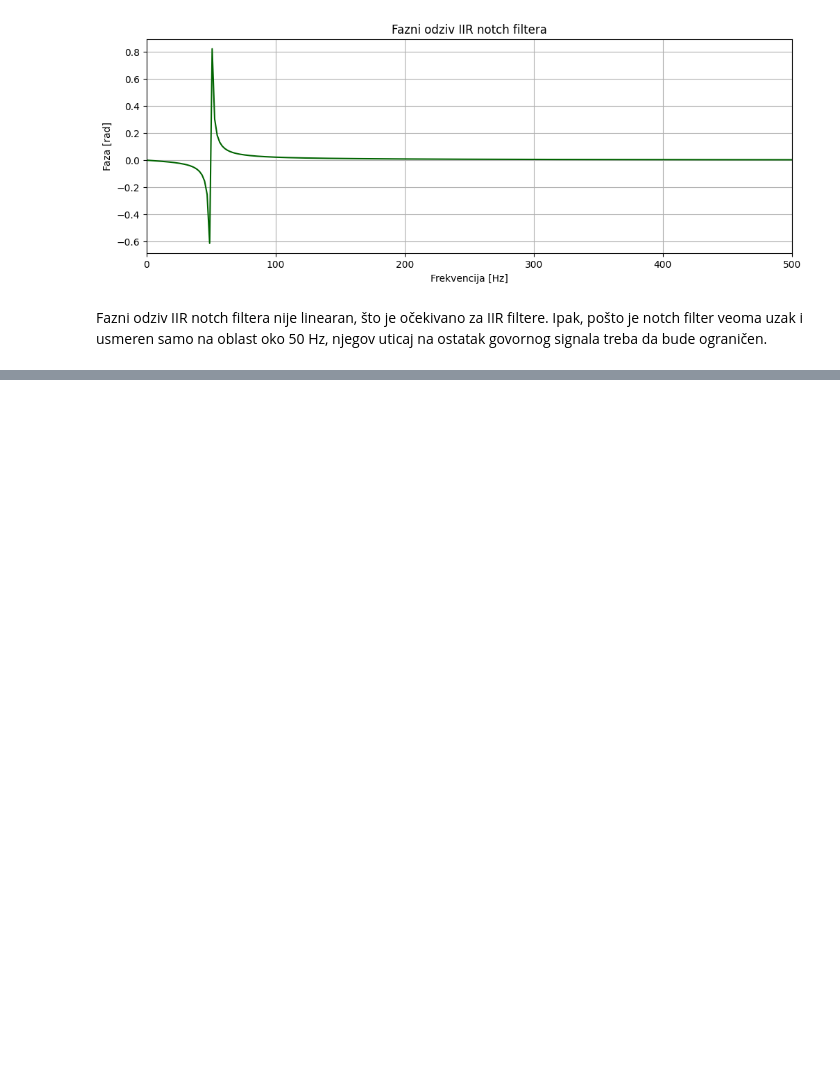
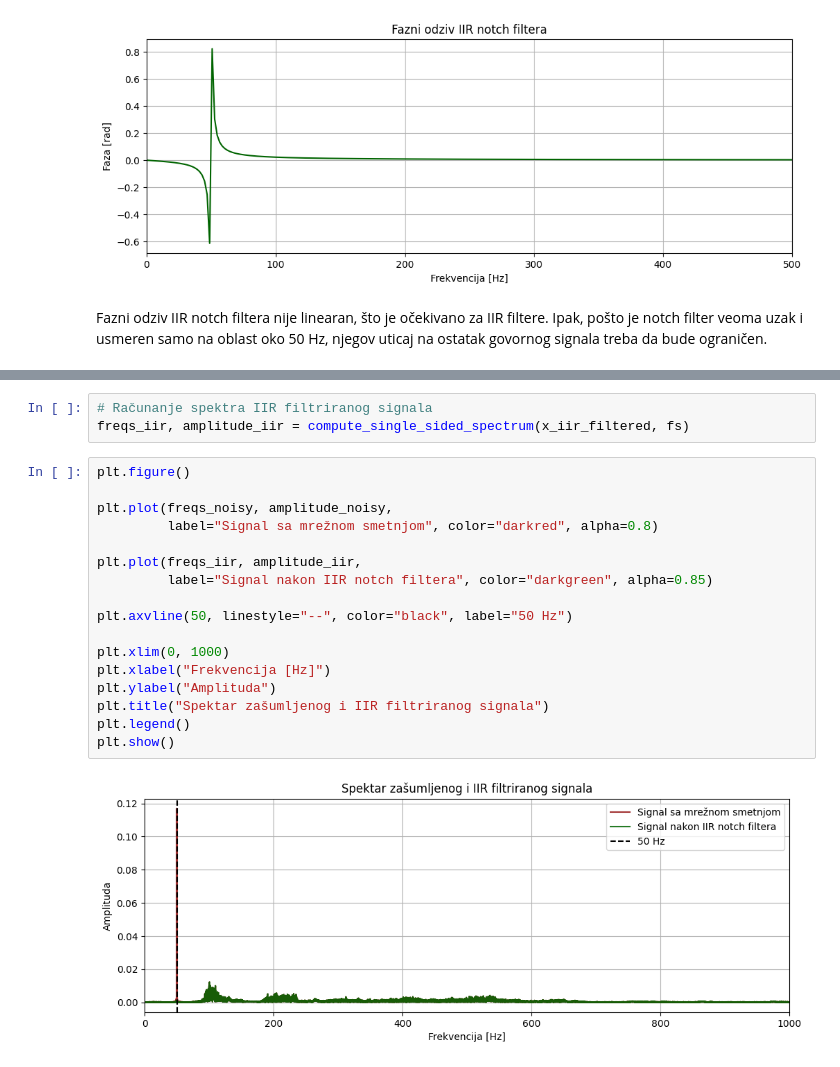
Before and after one commit to KomFi31/Fakultet, a Jupyter notebook: DSP/Obrada audio signala.ipynb, the cells around one changed output, grey strips where cells are left out. Drawn from its saved outputs; the diff is of its cells as text; blank space fills up the shorter version.

```diff
--- a/DSP/Obrada audio signala.ipynb
+++ b/DSP/Obrada audio signala.ipynb
@@ -477,0 +570,22 @@ Fazni odziv IIR notch filtera nije linearan, što je očekivano za IIR filtere.
+# %%
+# Računanje spektra IIR filtriranog signala
+freqs_iir, amplitude_iir = compute_single_sided_spectrum(x_iir_filtered, fs)
+# %%
+plt.figure()
+
+plt.plot(freqs_noisy, amplitude_noisy,
+         label="Signal sa mrežnom smetnjom", color="darkred", alpha=0.8)
+
+plt.plot(freqs_iir, amplitude_iir,
+         label="Signal nakon IIR notch filtera", color="darkgreen", alpha=0.85)
+
+plt.axvline(50, linestyle="--", color="black", label="50 Hz")
+
+plt.xlim(0, 1000)
+plt.xlabel("Frekvencija [Hz]")
+plt.ylabel("Amplituda")
+plt.title("Spektar zašumljenog i IIR filtriranog signala")
+plt.legend()
+plt.show()
+# %% [output]
+[figure, added]
```
Also changed, not shown: parts of 27 cells of this notebook.
